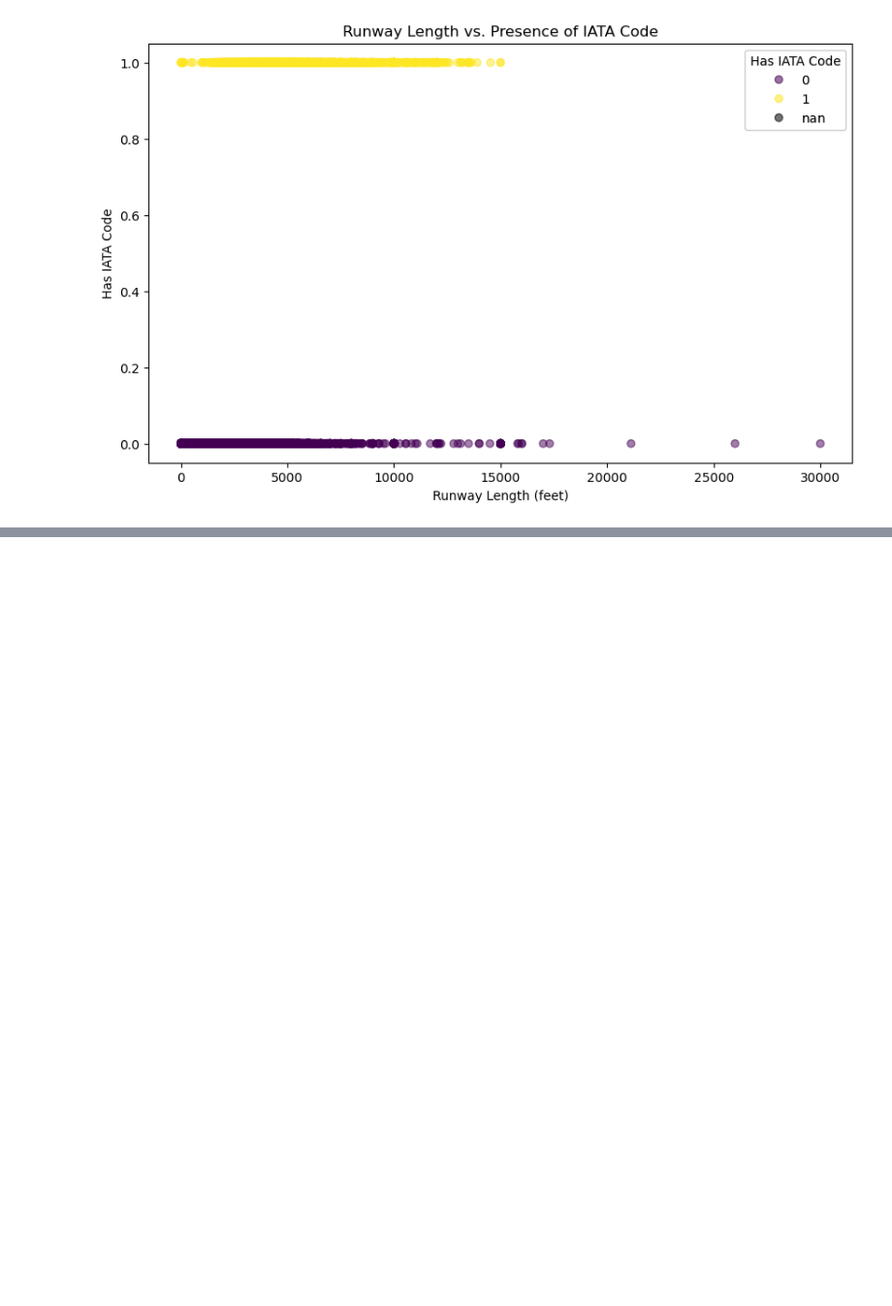
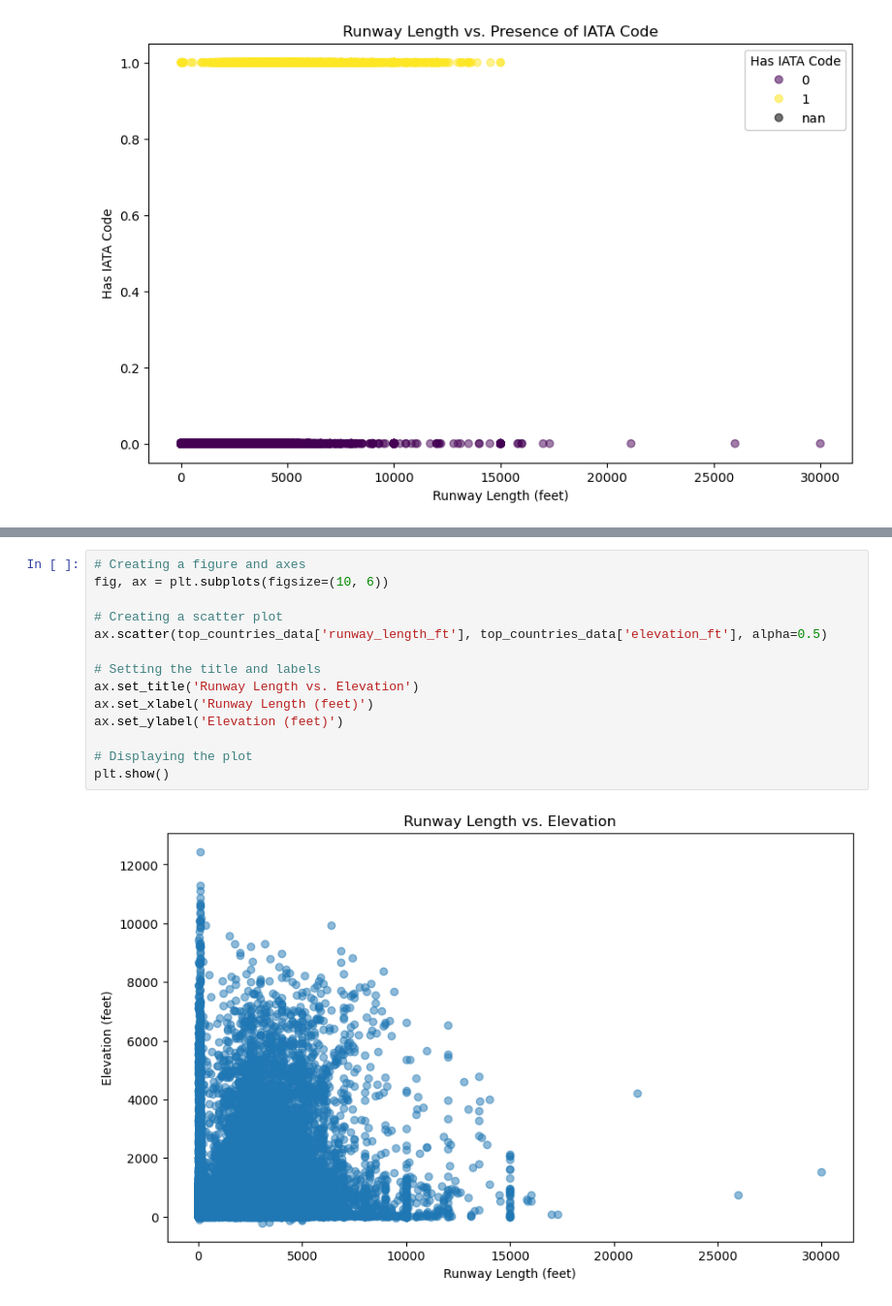
Before and after one commit to raj-rajat/World-Airports, a Jupyter notebook: world-airports.ipynb, the cells around one changed output, grey strips where cells are left out. Shown at 97% size. Cells and saved outputs as stored; diff of their text form; blank space fills up the shorter version.

```diff
--- a/world-airports.ipynb
+++ b/world-airports.ipynb
@@ -786,0 +803,16 @@ plt.show()
+# %%
+# Creating a figure and axes
+fig, ax = plt.subplots(figsize=(10, 6))
+
+# Creating a scatter plot
+ax.scatter(top_countries_data['runway_length_ft'], top_countries_data['elevation_ft'], alpha=0.5)
+
+# Setting the title and labels
+ax.set_title('Runway Length vs. Elevation')
+ax.set_xlabel('Runway Length (feet)')
+ax.set_ylabel('Elevation (feet)')
+
+# Displaying the plot
+plt.show()
+# %% [output]
+[figure, added]
```
Also changed, not shown: parts of 16 cells of this notebook.
